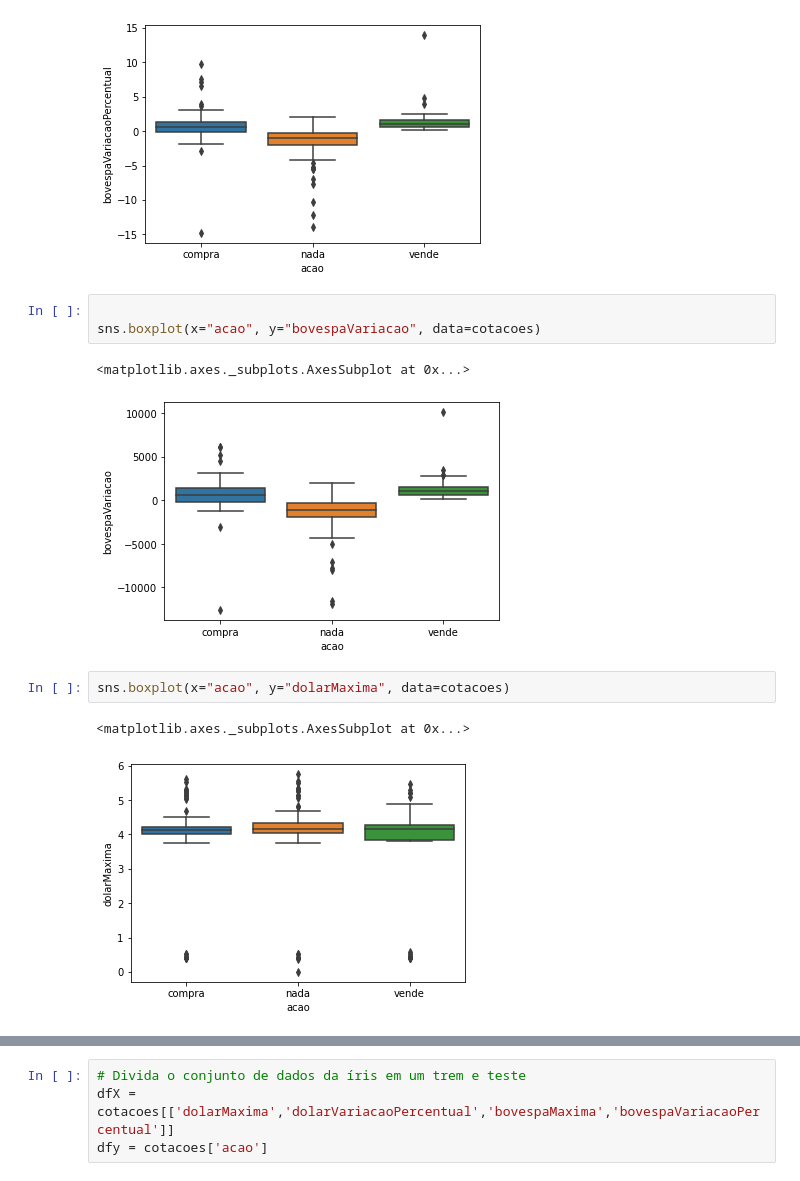
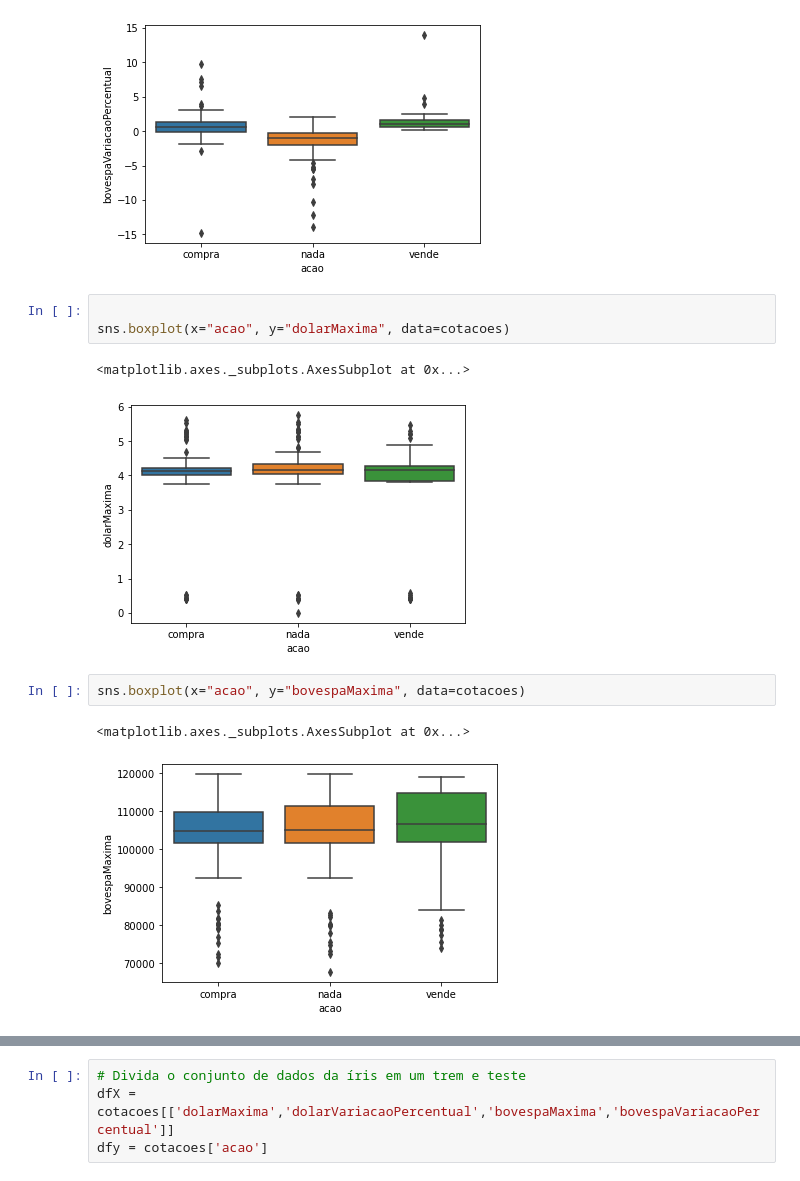
Before and after one commit to diegocandal/datascience-dolar, a Jupyter notebook: dolar-v1.0.0.ipynb, the cells around one changed output, grey strips where cells are left out. Saved outputs shown, nothing was run; the diff lists cells and outputs as text.

```diff
--- a/dolar-v1.0.0.ipynb
+++ b/dolar-v1.0.0.ipynb
@@ -103,15 +103,15 @@ sns.boxplot(x="acao", y="bovespaVariacaoPercentual", data=cotacoes)
 [figure]
 # %%
 
-sns.boxplot(x="acao", y="bovespaVariacao", data=cotacoes)
+sns.boxplot(x="acao", y="dolarMaxima", data=cotacoes)
 # %% [output]
 <matplotlib.axes._subplots.AxesSubplot at 0x...>
-[figure, old version]
+[figure, new version]
 # %%
-sns.boxplot(x="acao", y="dolarMaxima", data=cotacoes)
+sns.boxplot(x="acao", y="bovespaMaxima", data=cotacoes)
 # %% [output]
 <matplotlib.axes._subplots.AxesSubplot at 0x...>
-[figure, old version]
+[figure, new version]
 # %%
 # usando a função striplot do Seaborn adiciona uma camada de pontos individuais
 # setting jitter = True garante que nem todos os pontos caiam na mesma linha
```
Also changed, not shown: parts of 5 cells of this notebook.
